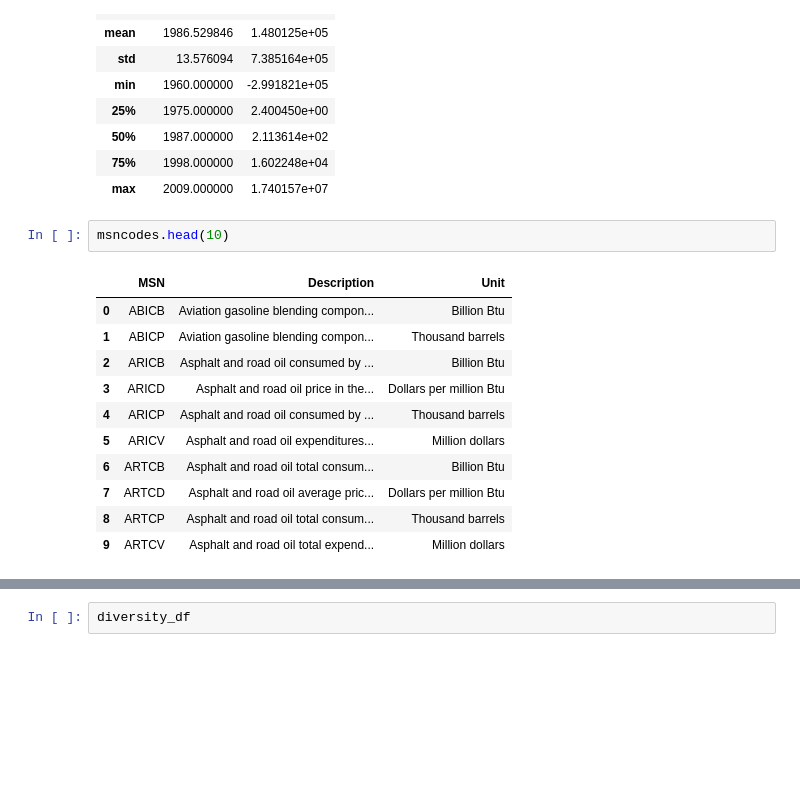
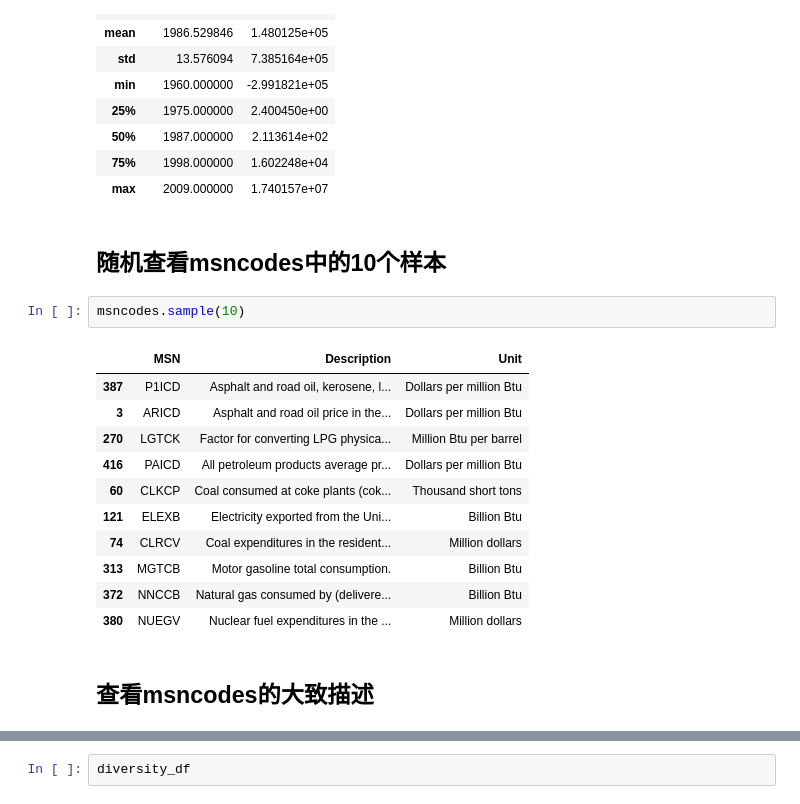
Before and after one commit to tyfann/MCM-2018-C, a Jupyter notebook: 2018C_working.ipynb, the cells around one changed output, grey strips where cells are left out. Saved outputs shown, nothing was run; the diff lists cells and outputs as text; blank space fills up the shorter version.

```diff
--- a/2018C_working.ipynb
+++ b/2018C_working.ipynb
@@ -39,17 +54,21 @@ seseds.describe()
 | 50% | 1987.000000 | 2.113614e+02 |
 | 75% | 1998.000000 | 1.602248e+04 |
 | max | 2009.000000 | 1.740157e+07 |
+# %% [markdown]
+## 随机查看msncodes中的10个样本
 # %%
-msncodes.head(10)
+msncodes.sample(10)
 # %% [output]
 |  | MSN | Description | Unit |
-| 0 | ABICB | Aviation gasoline blending compon... | Billion Btu |
-| 1 | ABICP | Aviation gasoline blending compon... | Thousand barrels |
-| 2 | ARICB | Asphalt and road oil consumed by ... | Billion Btu |
+| 387 | P1ICD | Asphalt and road oil, kerosene, l... | Dollars per million Btu |
 | 3 | ARICD | Asphalt and road oil price in the... | Dollars per million Btu |
-| 4 | ARICP | Asphalt and road oil consumed by ... | Thousand barrels |
-| 5 | ARICV | Asphalt and road oil expenditures... | Million dollars |
-| 6 | ARTCB | Asphalt and road oil total consum... | Billion Btu |
-| 7 | ARTCD | Asphalt and road oil average pric... | Dollars per million Btu |
-| 8 | ARTCP | Asphalt and road oil total consum... | Thousand barrels |
-| 9 | ARTCV | Asphalt and road oil total expend... | Million dollars |
+| 270 | LGTCK | Factor for converting LPG physica... | Million Btu per barrel |
+| 416 | PAICD | All petroleum products average pr... | Dollars per million Btu |
+| 60 | CLKCP | Coal consumed at coke plants (cok... | Thousand short tons |
+| 121 | ELEXB | Electricity exported from the Uni... | Billion Btu |
+| 74 | CLRCV | Coal expenditures in the resident... | Million dollars |
+| 313 | MGTCB | Motor gasoline total consumption. | Billion Btu |
+| 372 | NNCCB | Natural gas consumed by (delivere... | Billion Btu |
+| 380 | NUEGV | Nuclear fuel expenditures in the ... | Million dollars |
+# %% [markdown]
+## 查看msncodes的大致描述
```
Also changed, not shown: parts of 20 cells of this notebook.
